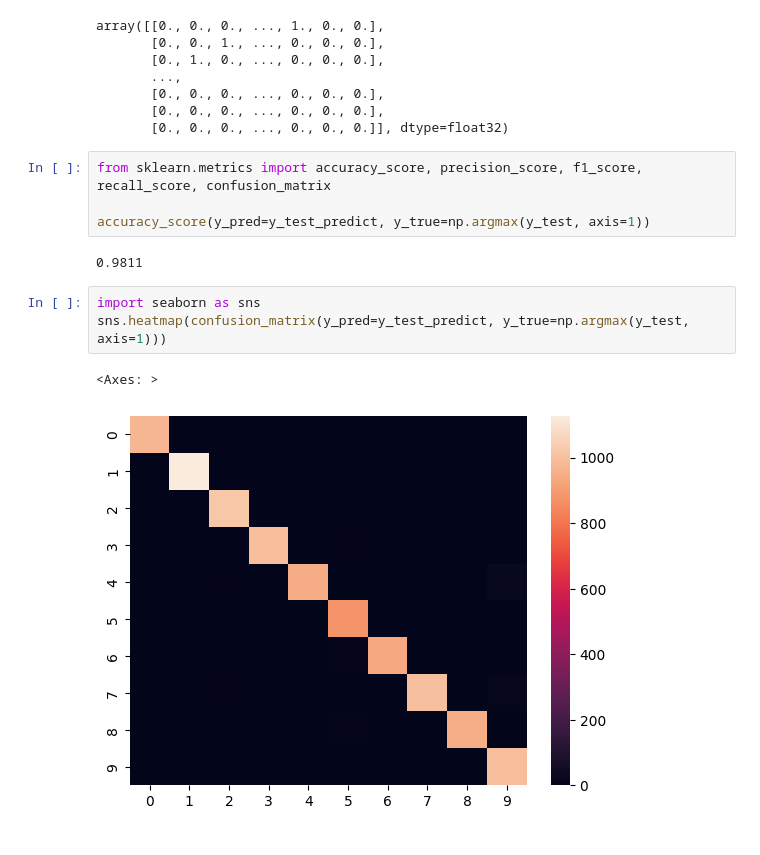
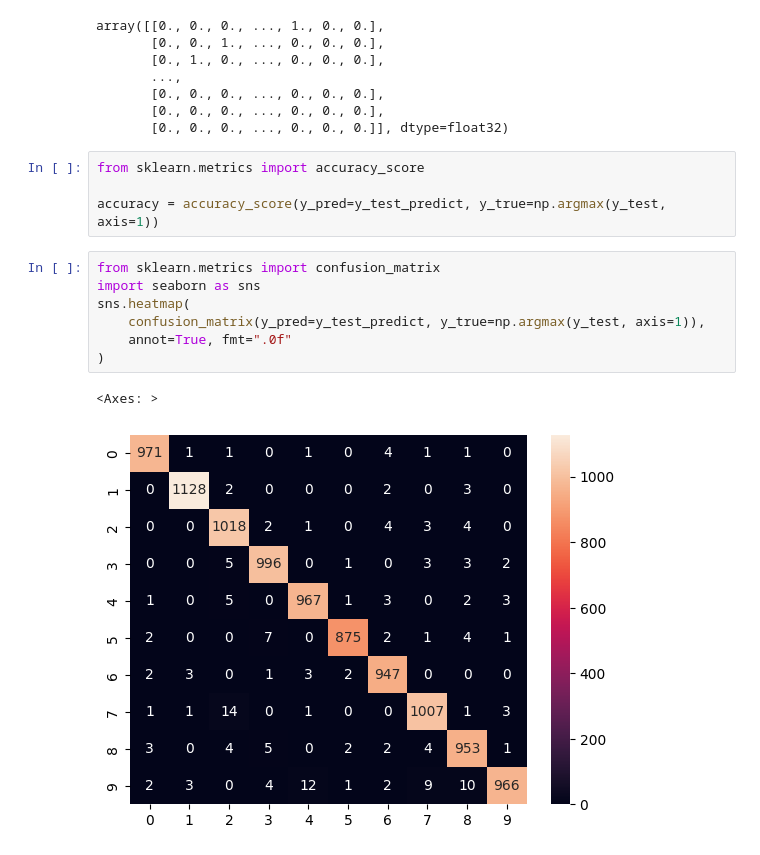
Before and after one commit to Spidey03/digit_recognizer_nn, a Jupyter notebook: digit_recognizer.ipynb, the cells around one changed output. Saved outputs shown, nothing was run; the diff lists cells and outputs as text.

Commit message:
Update confusion matrix

```diff
--- a/digit_recognizer.ipynb
+++ b/digit_recognizer.ipynb
@@ -291,14 +281,16 @@ array([[0., 0., 0., ..., 1., 0., 0.],
        [0., 0., 0., ..., 0., 0., 0.],
        [0., 0., 0., ..., 0., 0., 0.]], dtype=float32)
 # %%
-from sklearn.metrics import accuracy_score, precision_score, f1_score, recall_score, confusion_matrix
+from sklearn.metrics import accuracy_score
 
-accuracy_score(y_pred=y_test_predict, y_true=np.argmax(y_test, axis=1))
+accuracy = accuracy_score(y_pred=y_test_predict, y_true=np.argmax(y_test, axis=1))
-# %% [output]
-0.9811
 # %%
+from sklearn.metrics import confusion_matrix
 import seaborn as sns
-sns.heatmap(confusion_matrix(y_pred=y_test_predict, y_true=np.argmax(y_test, axis=1)))
+sns.heatmap(
+    confusion_matrix(y_pred=y_test_predict, y_true=np.argmax(y_test, axis=1)),
+    annot=True, fmt=".0f"
+)
 # %% [output]
 <Axes: >
-[figure, old version]
+[figure, new version]
```
Also changed, not shown: parts of 6 cells of this notebook.
